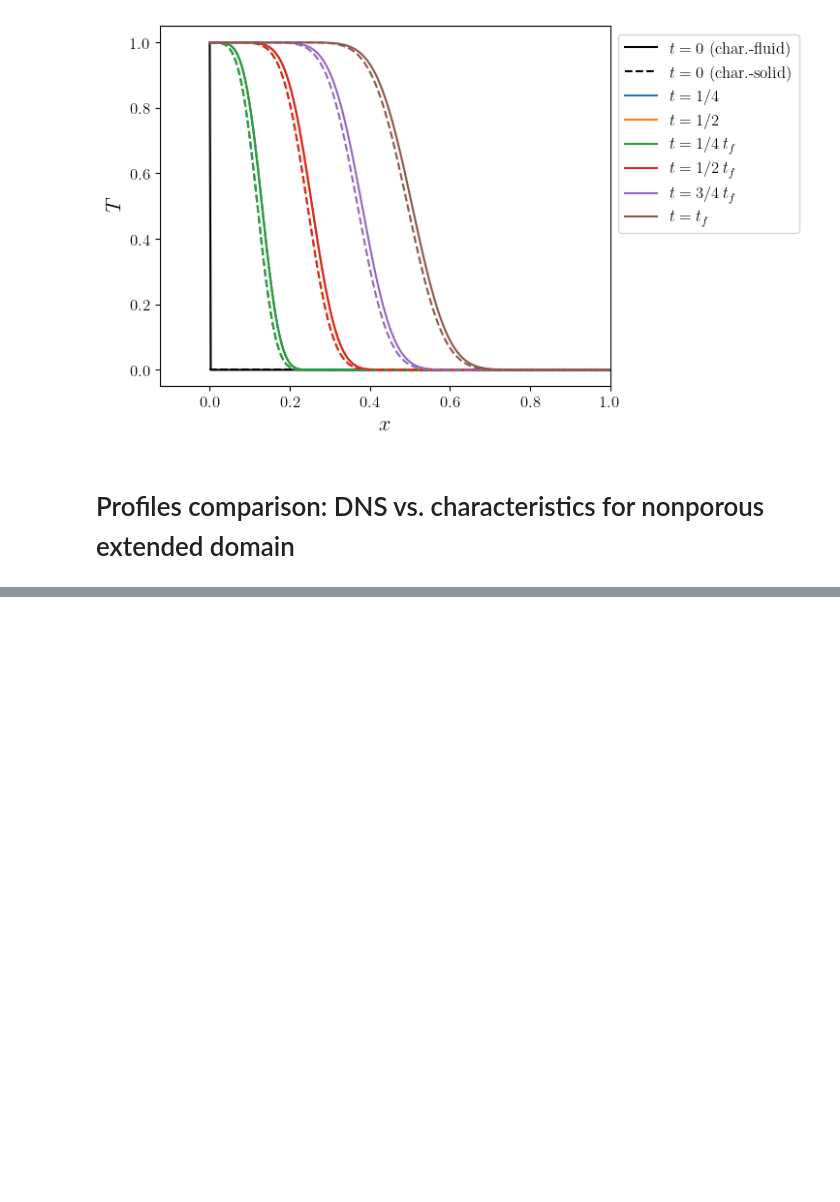
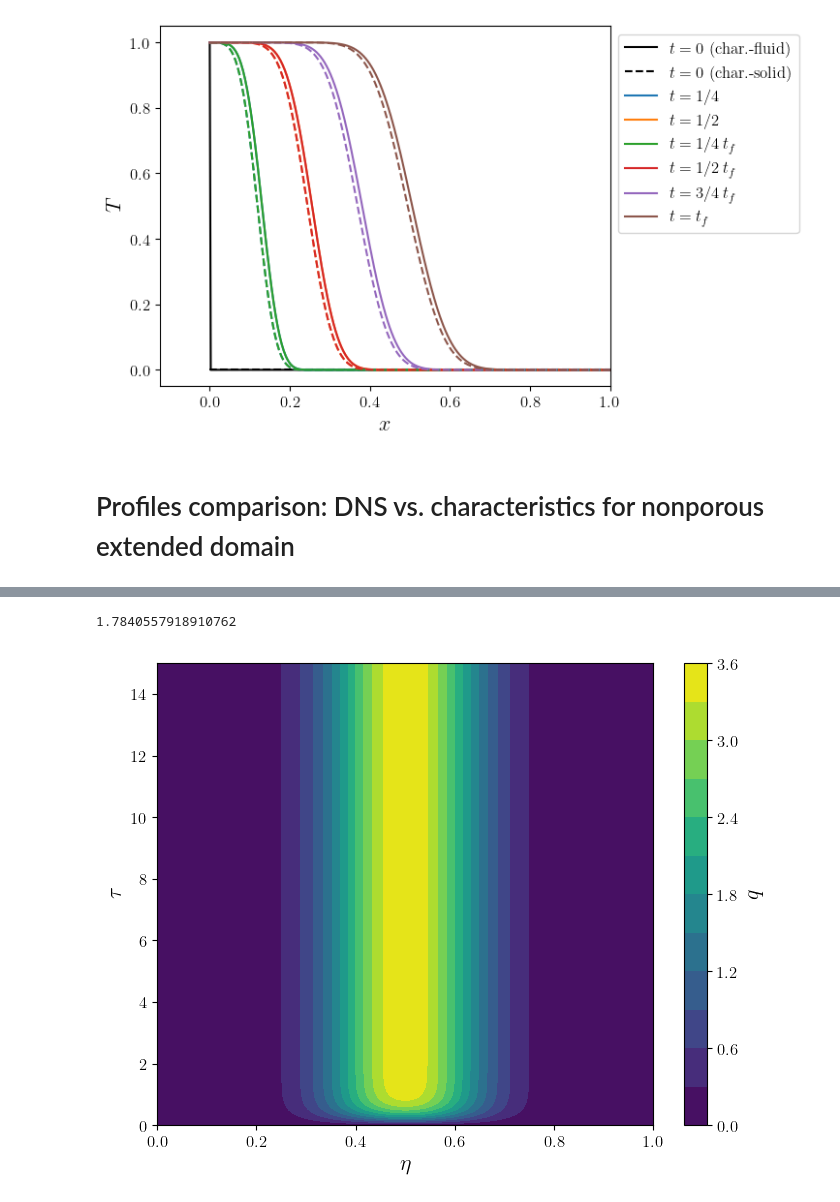
Before and after one commit to riemannsBeard/HeatTransfer_characteristics, a Jupyter notebook: Characteristics-dimensionless.ipynb, the cells around one changed output, grey strips where cells are left out. Drawn from its saved outputs; the diff is of its cells as text; code cells hidden in the pictures; blank space fills up the shorter version.

```diff
--- a/Characteristics-dimensionless.ipynb
+++ b/Characteristics-dimensionless.ipynb
@@ -572,0 +575,31 @@ plt.show()
+# %%
+eps = 0.5
+Lambdas = 0.5
+Lambda = 1.0
+Delta = 0.5
+x0 = 0.5
+delta = 0.025
+
+tau = np.linspace(0, 15, 1024)
+x = np.linspace(0, 1, 512)
+
+q = np.tanh(tau/Delta)*np.exp(-(1/delta)*(x[:,np.newaxis] - x0)**2)/np.sqrt(np.pi*delta)
+# %%
+q.max()/2
+# %% [output]
+1.7840557918910762
+# %%
+fig, ax = plt.subplots(figsize=(8,6))
+
+cs1 = plt.contourf(x, tau, q.T, 12)
+cbar1 = plt.colorbar(cs1)
+cbar1.set_label(r'$q$', fontsize=16)
+ax.set_xlabel(r'$\eta$', fontsize=16)
+ax.set_ylabel(r'$\tau$', fontsize=16)
+
+fig.savefig('./figs/q_vs_tau_vs_eta' + str(np.round(Lambda, 2))
+            + '_Lambdas_' + str(np.round(Lambdas, 2)) + '.pdf', bbox_inches='tight')
+
+plt.show()
+# %% [output]
+[figure, added]
```
Also changed, not shown: parts of 5 cells of this notebook, 10 other files.
